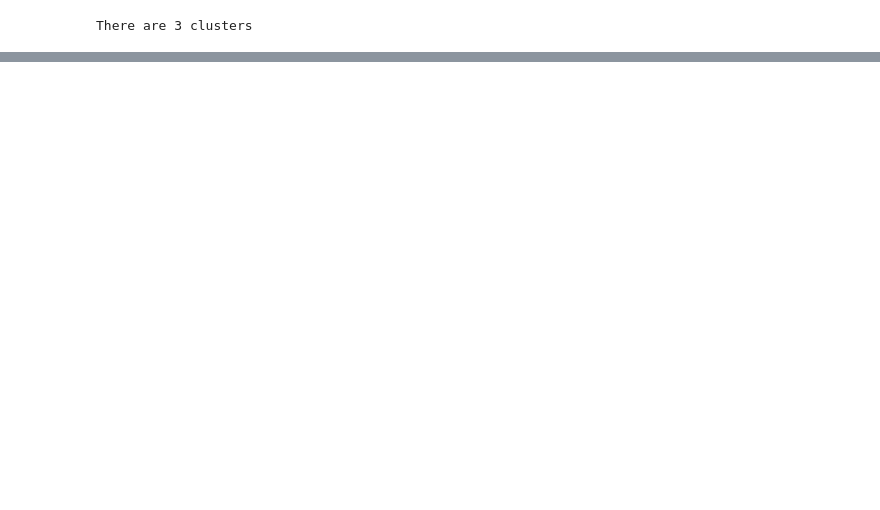
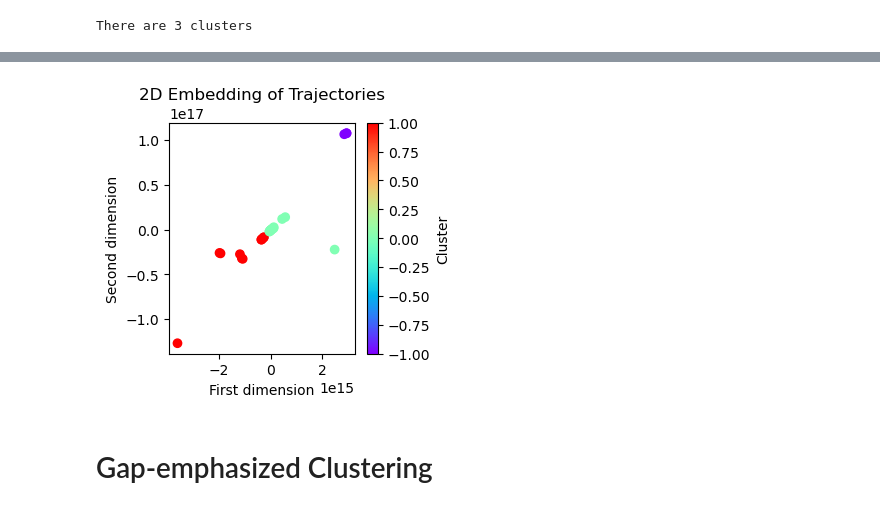
Before and after one commit to thinhhoang95/alpha-azimuth, a Jupyter notebook: MARTINI/scenario/flow_scaling.ipynb, the cells around one changed output, grey strips where cells are left out. Cells and saved outputs as stored; diff of their text form; code cells hidden in the pictures; blank space fills up the shorter version.

```diff
--- a/MARTINI/scenario/flow_scaling.ipynb
+++ b/MARTINI/scenario/flow_scaling.ipynb
@@ -72,6 +75,9 @@ plt.show()
 # %%
 # Perform clustering
-cluster_labels, clusterer = perform_clustering(trajectories)
+cluster_labels, clusterer = perform_clustering(trajectories, min_samples=5,
+                                               cluster_selection_epsilon=0.0,
+                                               algo='hdbscan',
+                                               min_cluster_size=3)
 
 print(f'There are {len(np.unique(cluster_labels))} clusters')
 # %% [output]
@@ -105,0 +142,30 @@ plt.show()
+# %%
+from sklearn.manifold import MDS
+
+# Create MDS embedding from distance matrix
+mds = MDS(n_components=2, dissimilarity='precomputed', random_state=42)
+trajectory_embedding = mds.fit_transform(distance_matrix)
+
+# Create scatter plot
+plt.figure(figsize=(3, 3))
+scatter = plt.scatter(trajectory_embedding[:, 0], trajectory_embedding[:, 1],
+                     c=cluster_labels, cmap='rainbow')
+
+# # Add text labels for each point
+# for i, (x, y) in enumerate(trajectory_embedding):
+#     plt.text(x, y, str(i),
+#              fontsize=8,
+#              bbox=dict(facecolor='white', edgecolor='none', alpha=0.7, pad=0),
+#              horizontalalignment='center',
+#              verticalalignment='center')
+
+
+plt.colorbar(scatter, label='Cluster')
+plt.title('2D Embedding of Trajectories')
+plt.xlabel('First dimension')
+plt.ylabel('Second dimension')
+plt.show()
+# %% [output]
+[figure, added]
+# %% [markdown]
+# Gap-emphasized Clustering
```
Also changed, not shown: parts of 11 cells of this notebook, 7 other files.
